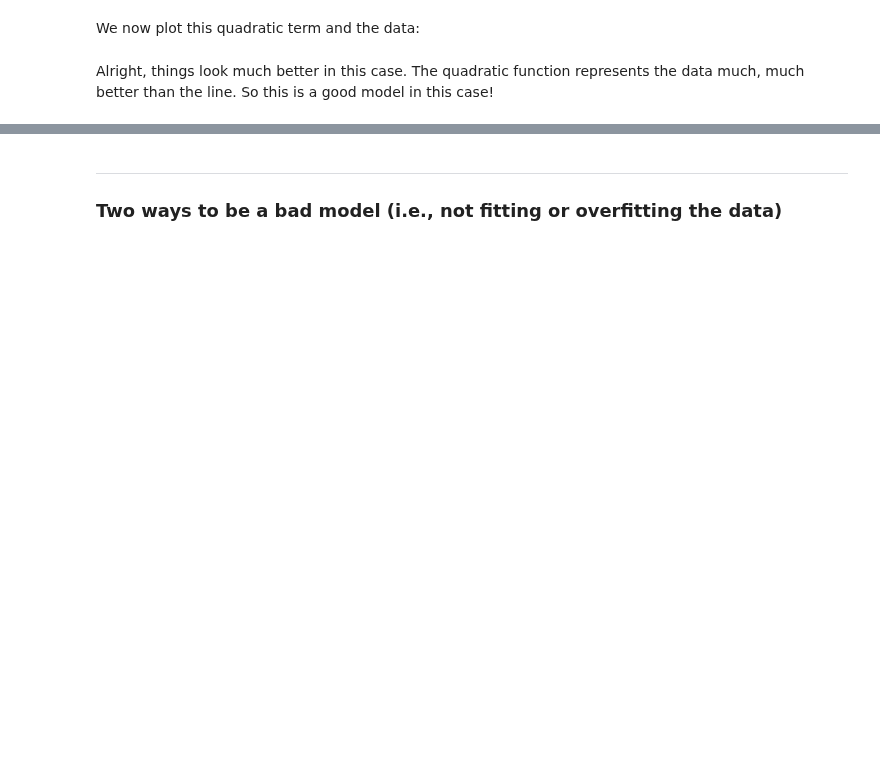
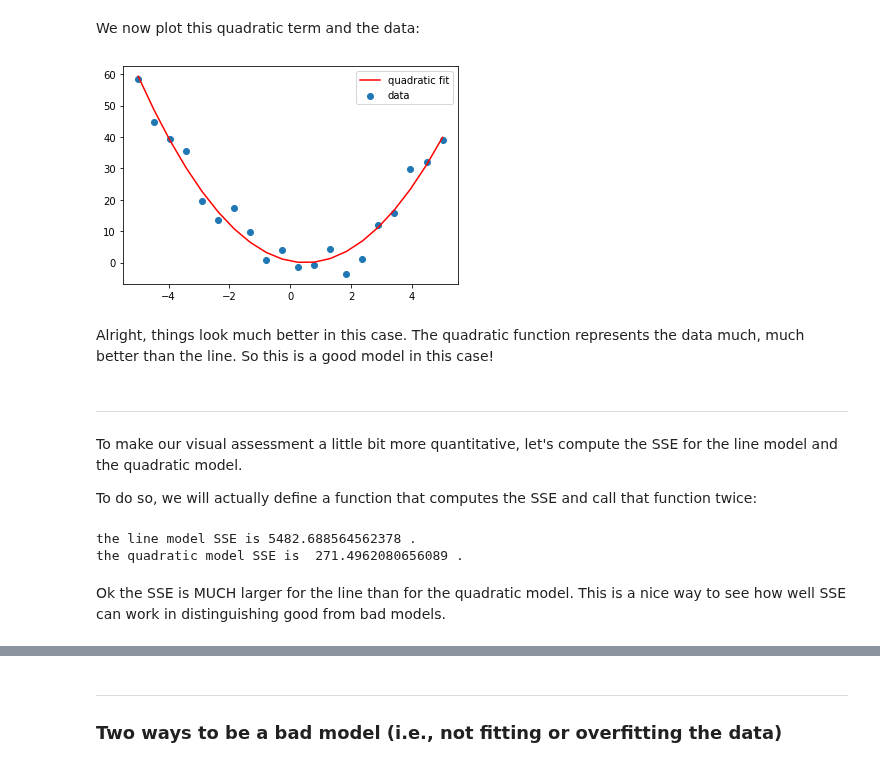
Before and after one commit to psychdatascience/FDS-CourseTwo, a Jupyter notebook: tu17_LinearRegression_I.ipynb, the cells around one changed output, grey strips where cells are left out. Saved outputs shown, nothing was run; the diff lists cells and outputs as text; code cells hidden in the pictures; blank space fills up the shorter version.

```diff
--- a/tu17_LinearRegression_I.ipynb
+++ b/tu17_LinearRegression_I.ipynb
@@ -132,8 +237,32 @@ quadratic_fit = np.polyval(quad_coeffs, X)
 We now plot this quadratic term and the data:
 # %%
 plt.scatter(X, y, label='data')
-plt.plot(X, quadratic_fit, label='quadratic fit')
+plt.plot(X, quadratic_fit, color='red', label='quadratic fit')
 plt.legend()
 plt.show()
+# %% [output]
+[figure, added]
+# %% [markdown]
+Alright, things look much better in this case. The quadratic function represents the data much, much better than the line. So this is a good model in this case!
 # %% [markdown]
-Alright, things look much better in this case. The quadratic function represents the data much, much better than the line. So this is a good model in this case!
+---
+
+To make our visual assessment a little bit more quantitative, let's compute the SSE for the line model and the quadratic model.
+
+To do so, we will actually define a function that computes the SSE and call that function twice:
+# %%
+def sse(y_hat, y):
+    # Compute the Sum of Squared Errors (SSE)
+    sse = sum( (y-y_hat)**2 )
+    return sse
+
+line_sse = sse(line_fit, y)
+print("the line model SSE is", line_sse, ".")
+
+quadratic_sse = sse(quadratic_fit, y)
+print("the quadratic model SSE is ", quadratic_sse, ".")
+# %% [output]
+the line model SSE is 5482.688564562378 .
+the quadratic model SSE is  271.4962080656089 .
+# %% [markdown]
+Ok the SSE is MUCH larger for the line than for the quadratic model. This is a nice way to see how well SSE can work in distinguishing good from bad models.
```
Also changed, not shown: parts of 76 cells of this notebook, 2 other files.
